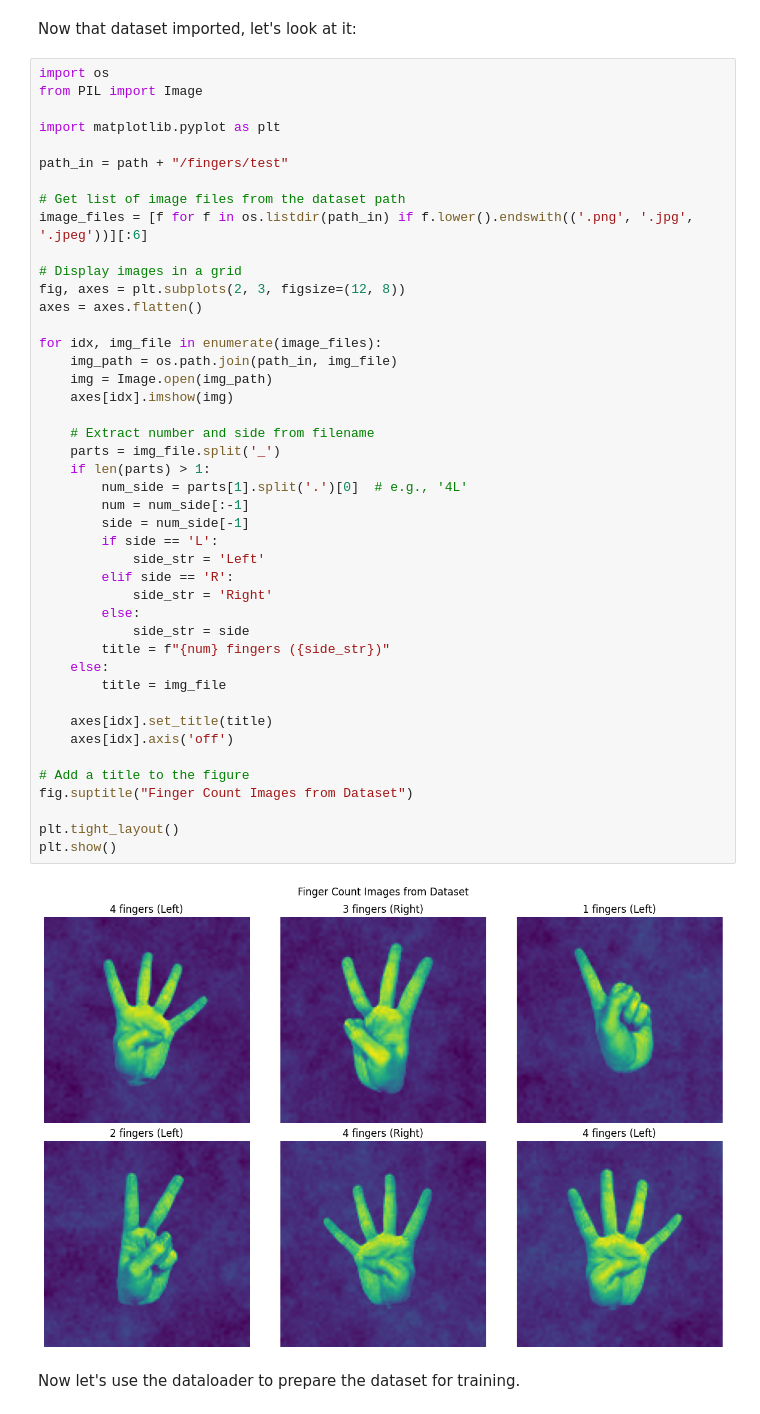
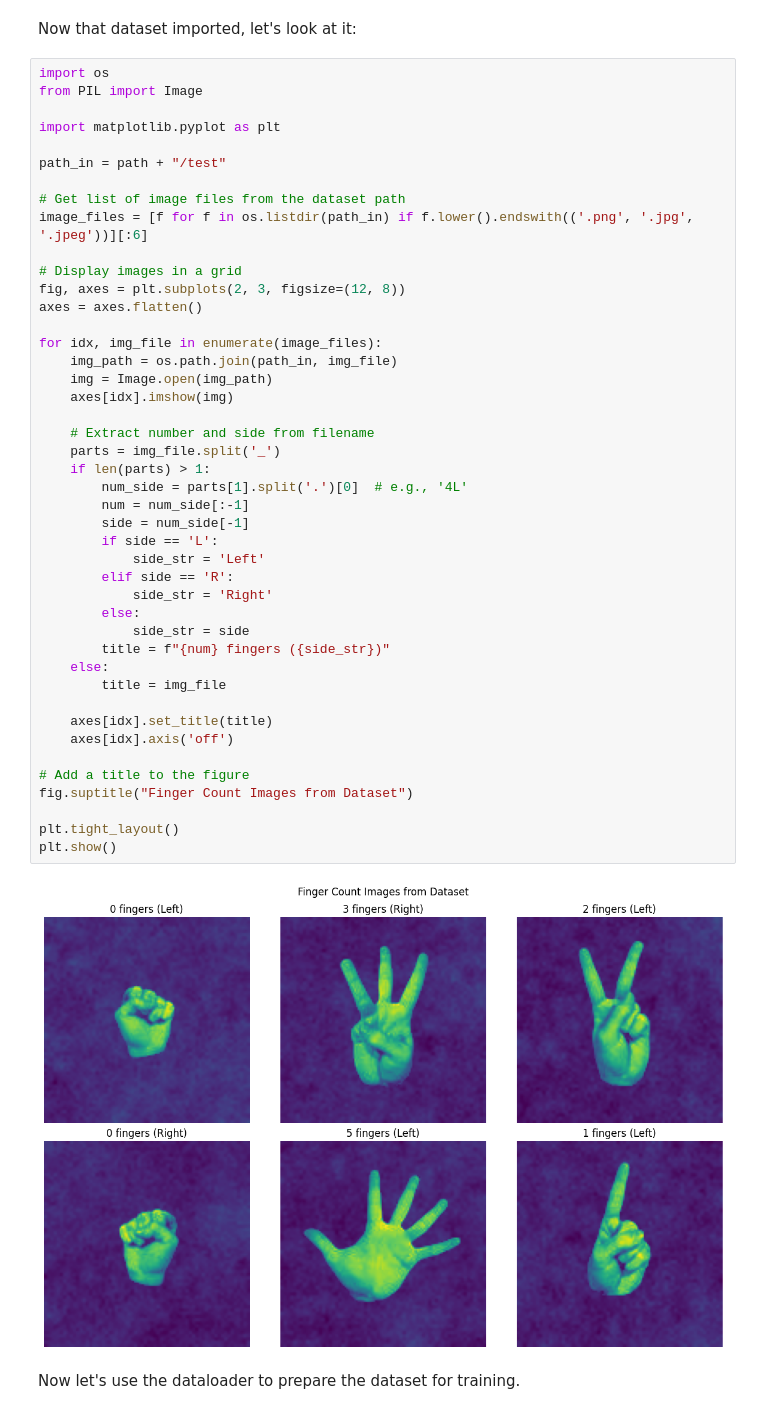
Before and after one commit to sayemanadira/cs153_finalproject, a Jupyter notebook: cv_project.ipynb, the cells around one changed output. Drawn from its saved outputs; the diff is of its cells as text.

Commit message:
path issues fixed

```diff
--- a/cv_project.ipynb
+++ b/cv_project.ipynb
@@ -42,7 +30,7 @@ from PIL import Image
 
 import matplotlib.pyplot as plt
 
-path_in = path + "/fingers/test"
+path_in = path + "/test"
 
 # Get list of image files from the dataset path
 image_files = [f for f in os.listdir(path_in) if f.lower().endswith(('.png', '.jpg', '.jpeg'))][:6]
@@ -54,34 +42,34 @@ axes = axes.flatten()
 for idx, img_file in enumerate(image_files):
     img_path = os.path.join(path_in, img_file)
     img = Image.open(img_path)
     axes[idx].imshow(img)
 
     # Extract number and side from filename
     parts = img_file.split('_')
     if len(parts) > 1:
         num_side = parts[1].split('.')[0]  # e.g., '4L'
         num = num_side[:-1]
         side = num_side[-1]
         if side == 'L':
             side_str = 'Left'
         elif side == 'R':
             side_str = 'Right'
         else:
             side_str = side
         title = f"{num} fingers ({side_str})"
     else:
         title = img_file
 
     axes[idx].set_title(title)
     axes[idx].axis('off')
 
 # Add a title to the figure
 fig.suptitle("Finger Count Images from Dataset")
 
 plt.tight_layout()
 plt.show()
 # %% [output]
-[figure, old version]
+[figure, new version]
 # %% [markdown]
 Now let's use the dataloader to prepare the dataset for training.
 # %%
```
Also changed, not shown: parts of 3 cells of this notebook.
